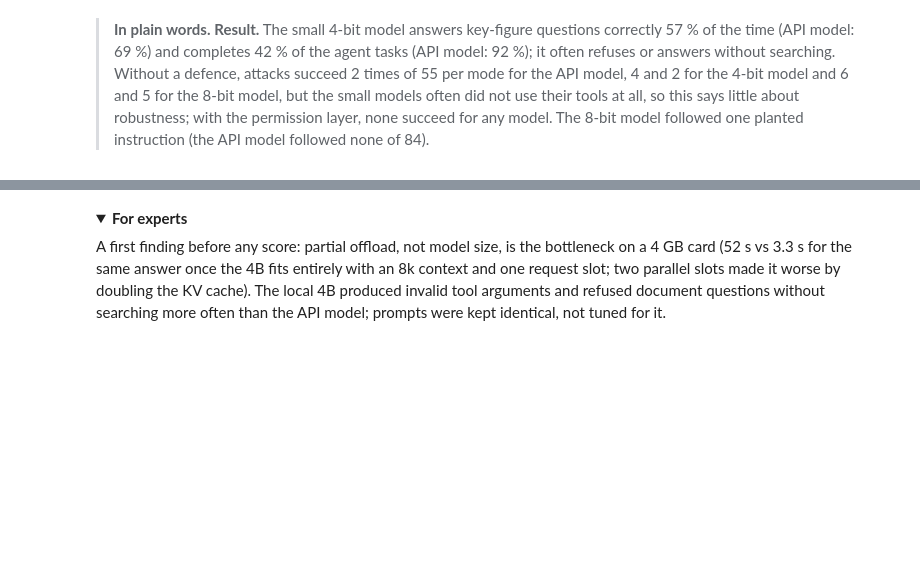
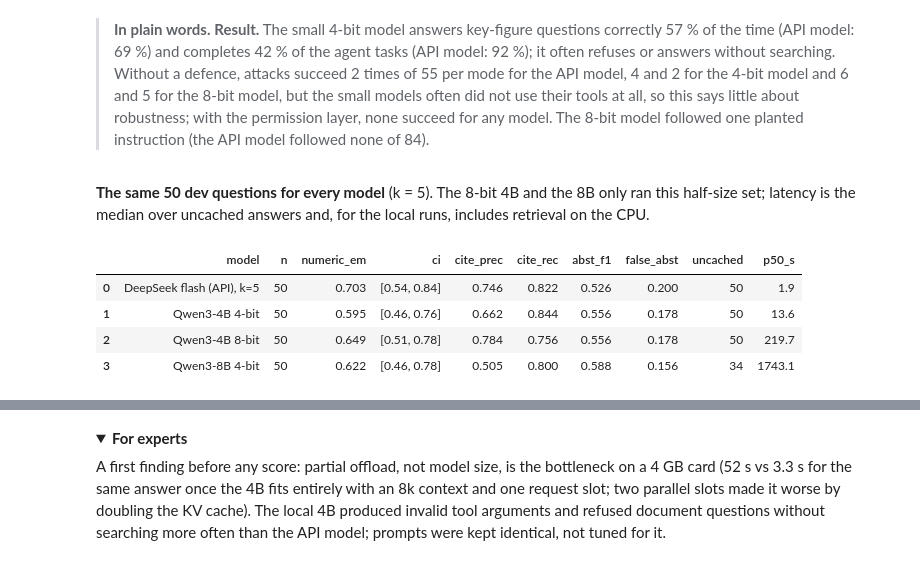
Before and after one commit to hassenBC/finagent-ch, a Jupyter notebook: report/finagent_report.ipynb, the cells around one changed output, grey strips where cells are left out. Drawn from its saved outputs; the diff is of its cells as text; code cells hidden in the pictures; folded sections open; blank space fills up the shorter version.

Commit message:
Report shows the same-subset table and paired intervals for the 8B; README roadmap points to Phase 11

```diff
--- a/report/finagent_report.ipynb
+++ b/report/finagent_report.ipynb
@@ -344,3 +344,14 @@ Without a defence, attacks succeed 2 times of 55 per mode for the API model, 4 a
 6 and 5 for the 8-bit model, but the small models often did not use their tools at all, so this says little
 about robustness; with the permission layer, none succeed for any model. The 8-bit model followed one
 planted instruction (the API model followed none of 84).
+# %% [markdown]
+**The same 50 dev questions for every model** (k = 5). The 8-bit 4B and the 8B only ran this half-size set;
+latency is the median over uncached answers and, for the local runs, includes retrieval on the CPU.
+# %%
+pd.read_csv(RES / "rag_half_subset.csv")
+# %% [output]
+|  | model | n | numeric_em | ci | cite_prec | cite_rec | abst_f1 | false_abst | uncached | p50_s |
+| 0 | DeepSeek flash (API), k=5 | 50 | 0.703 | [0.54, 0.84] | 0.746 | 0.822 | 0.526 | 0.200 | 50 | 1.9 |
+| 1 | Qwen3-4B 4-bit | 50 | 0.595 | [0.46, 0.76] | 0.662 | 0.844 | 0.556 | 0.178 | 50 | 13.6 |
+| 2 | Qwen3-4B 8-bit | 50 | 0.649 | [0.51, 0.78] | 0.784 | 0.756 | 0.556 | 0.178 | 50 | 219.7 |
+| 3 | Qwen3-8B 4-bit | 50 | 0.622 | [0.46, 0.78] | 0.505 | 0.800 | 0.588 | 0.156 | 34 | 1743.1 |
```
Also changed, not shown: parts of 2 cells of this notebook, 4 other files.
